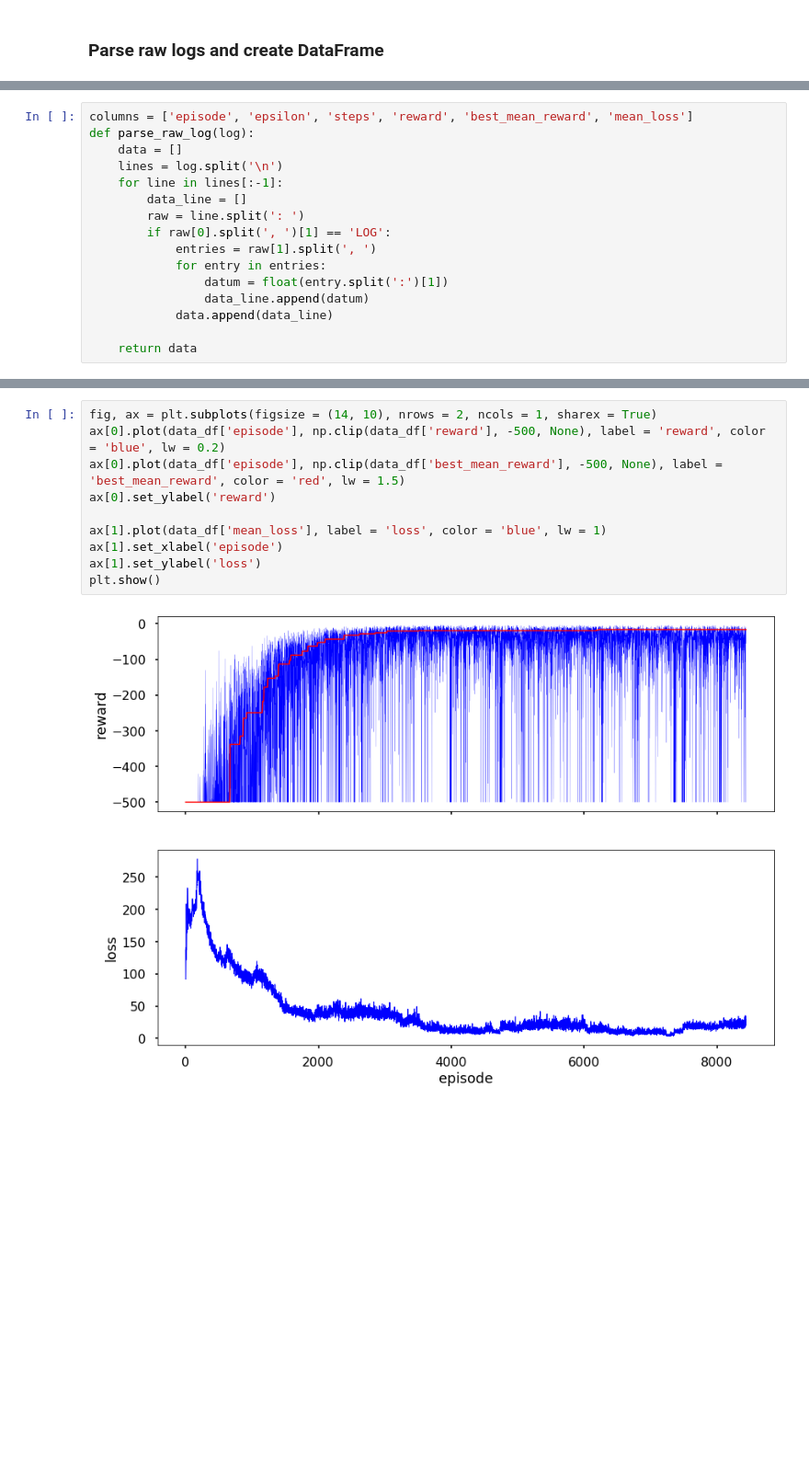
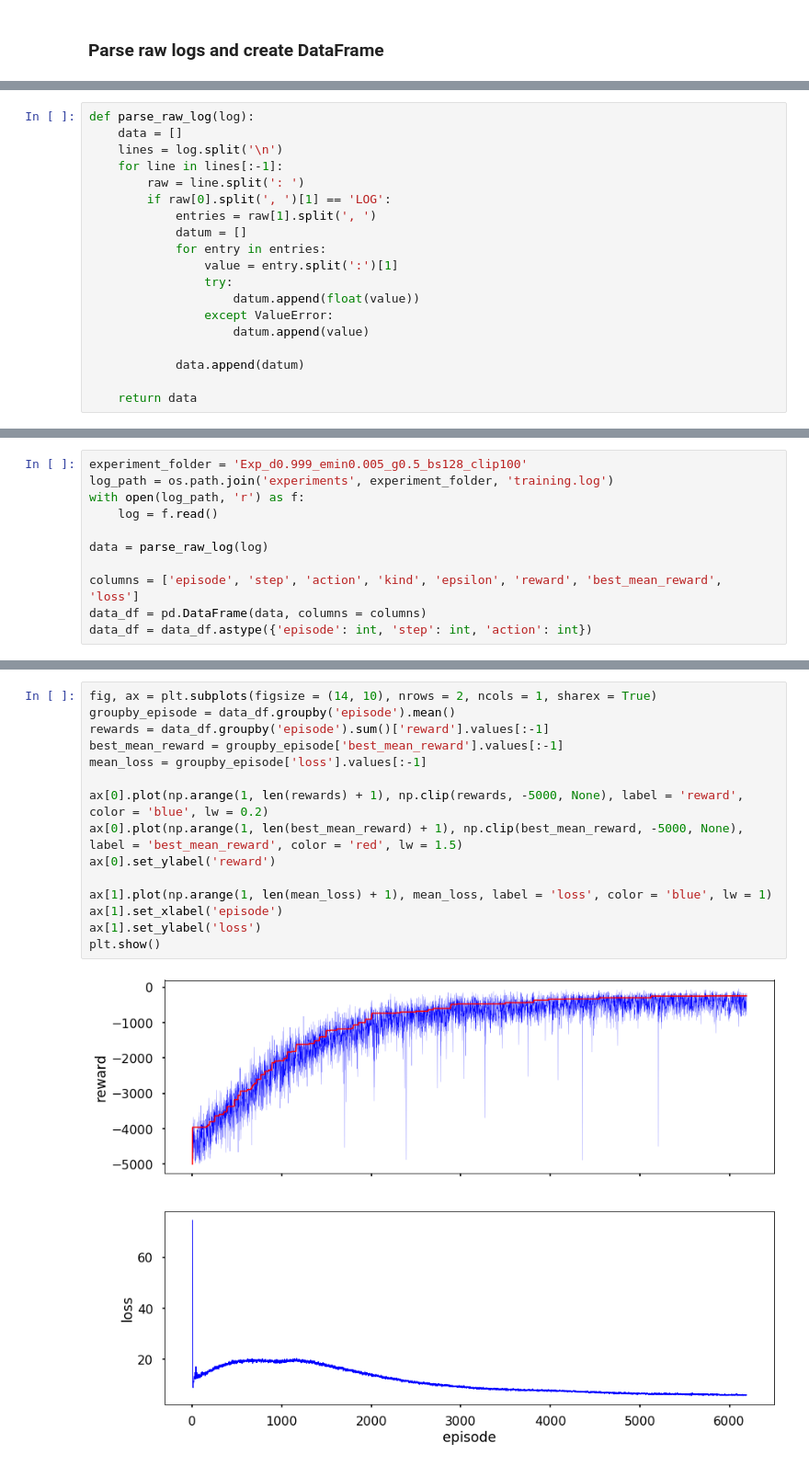
Before and after one commit to ieshanvaidya/reinforcement-learning-option-pricing, a Jupyter notebook: notebooks/0.1-parse-logs.ipynb, the cells around one changed output, grey strips where cells are left out. Shown at 92% size. Saved outputs shown, nothing was run; the diff lists cells and outputs as text; blank space fills up the shorter version.

Commit message:
Added tensorboard support, modified logs for full episode dump, updated notebooks

```diff
--- a/notebooks/0.1-parse-logs.ipynb
+++ b/notebooks/0.1-parse-logs.ipynb
@@ -22,16 +15,19 @@ with open(log_path, 'r') as f:
 # %%
-columns = ['episode', 'epsilon', 'steps', 'reward', 'best_mean_reward', 'mean_loss']
 def parse_raw_log(log):
     data = []
     lines = log.split('\n')
     for line in lines[:-1]:
-        data_line = []
         raw = line.split(': ')
         if raw[0].split(', ')[1] == 'LOG':
             entries = raw[1].split(', ')
+            datum = []
             for entry in entries:
-                datum = float(entry.split(':')[1])
-                data_line.append(datum)
-            data.append(data_line)
+                value = entry.split(':')[1]
+                try:
+                    datum.append(float(value))
+                except ValueError:
+                    datum.append(value)
+
+            data.append(datum)
 
     return data
@@ -43,3 +34,14 @@ data_df = data_df.astype({'episode': int, 'steps': int})
+# %%
+experiment_folder = 'Exp_d0.999_emin0.005_g0.5_bs128_clip100'
+log_path = os.path.join('experiments', experiment_folder, 'training.log')
+with open(log_path, 'r') as f:
+    log = f.read()
+
+data = parse_raw_log(log)
+
+columns = ['episode', 'step', 'action', 'kind', 'epsilon', 'reward', 'best_mean_reward', 'loss']
+data_df = pd.DataFrame(data, columns = columns)
+data_df = data_df.astype({'episode': int, 'step': int, 'action': int})
 # %%
 data_df.head()
 # %% [output]
@@ -52,12 +54,17 @@ data_df.head()
 # %%
 fig, ax = plt.subplots(figsize = (14, 10), nrows = 2, ncols = 1, sharex = True)
-ax[0].plot(data_df['episode'], np.clip(data_df['reward'], -500, None), label = 'reward', color = 'blue', lw = 0.2)
-ax[0].plot(data_df['episode'], np.clip(data_df['best_mean_reward'], -500, None), label = 'best_mean_reward', color = 'red', lw = 1.5)
+groupby_episode = data_df.groupby('episode').mean()
+rewards = data_df.groupby('episode').sum()['reward'].values[:-1]
+best_mean_reward = groupby_episode['best_mean_reward'].values[:-1]
+mean_loss = groupby_episode['loss'].values[:-1]
+
+ax[0].plot(np.arange(1, len(rewards) + 1), np.clip(rewards, -5000, None), label = 'reward', color = 'blue', lw = 0.2)
+ax[0].plot(np.arange(1, len(best_mean_reward) + 1), np.clip(best_mean_reward, -5000, None), label = 'best_mean_reward', color = 'red', lw = 1.5)
 ax[0].set_ylabel('reward')
 
-ax[1].plot(data_df['mean_loss'], label = 'loss', color = 'blue', lw = 1)
+ax[1].plot(np.arange(1, len(mean_loss) + 1), mean_loss, label = 'loss', color = 'blue', lw = 1)
 ax[1].set_xlabel('episode')
 ax[1].set_ylabel('loss')
 plt.show()
 # %% [output]
-[figure, old version]
+[figure, new version]
```
Also changed, not shown: parts of 6 cells of this notebook, 3 other files.
